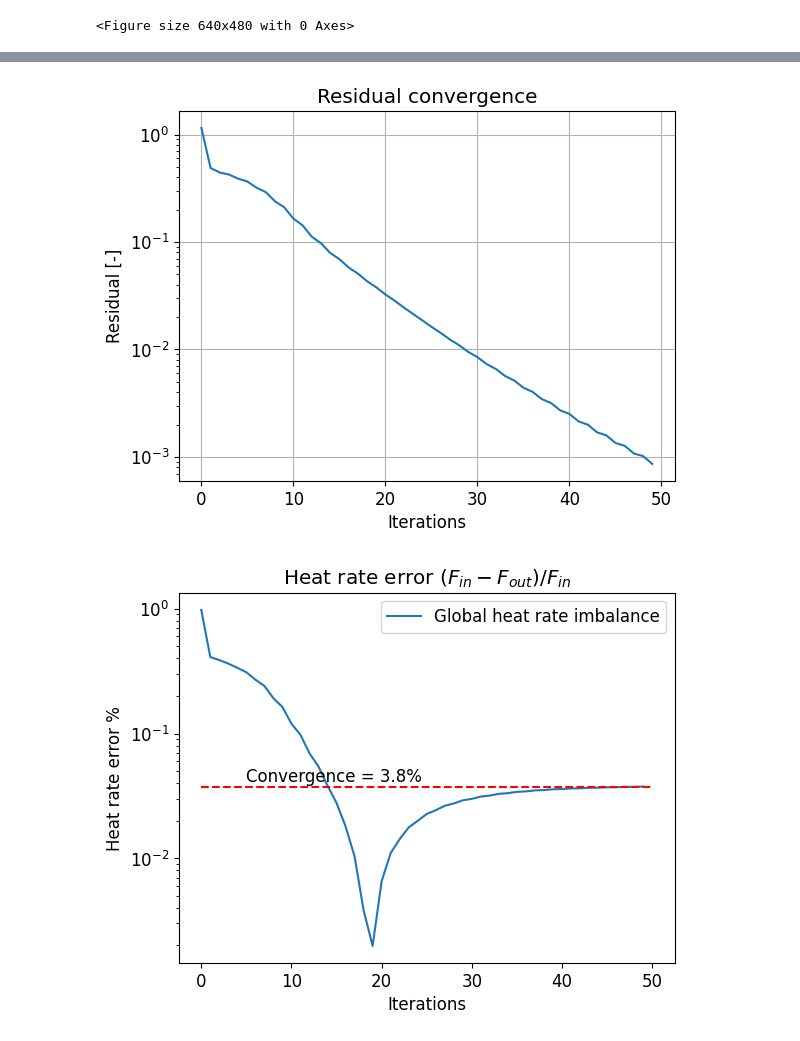
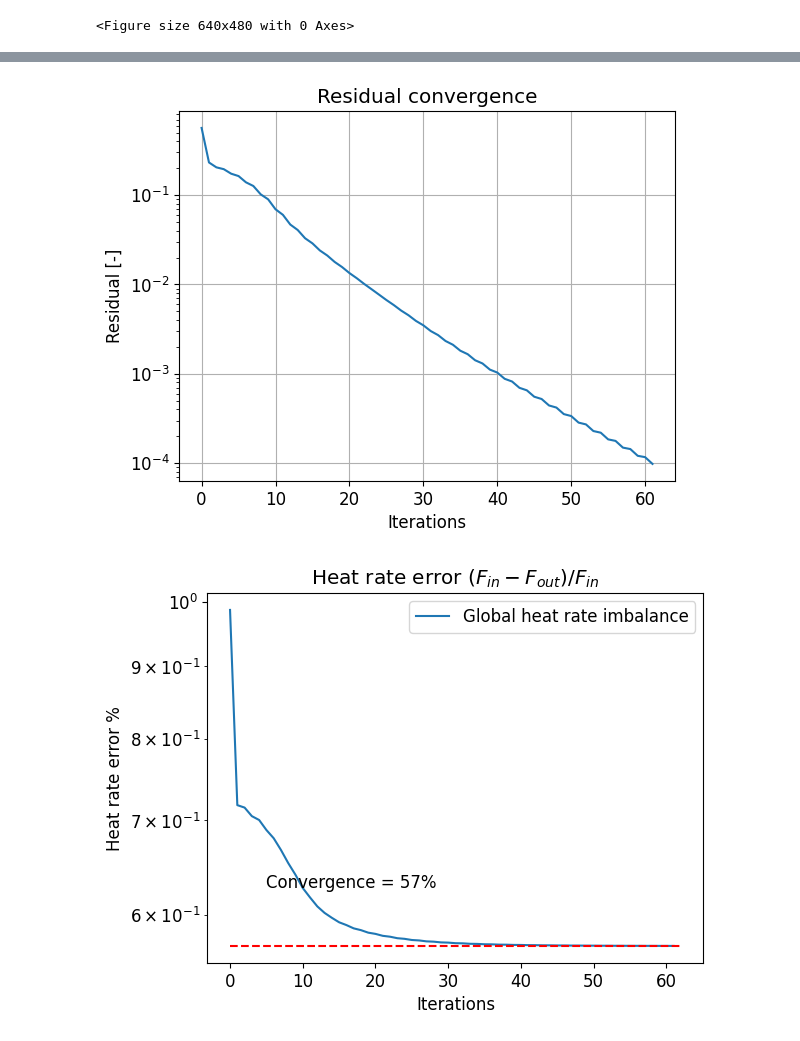
Before and after one commit to John-Carlsson/CFD, a Jupyter notebook: task2/main.ipynb, the cells around one changed output, grey strips where cells are left out. Saved outputs shown, nothing was run; the diff lists cells and outputs as text; code cells hidden in the pictures.

```diff
--- a/task2/main.ipynb
+++ b/task2/main.ipynb
@@ -28,7 +28,7 @@ caseID    =   20       # Your case number to solve
 
 # Solver inputs
 nIter  = 6000    # set maximum number of iterations
-resTol = 0.001 # set convergence criteria for residuals
+resTol = 0.0001 # set convergence criteria for residuals
 solver = 'TDMA'  # Either Gauss-Seidel or TDMA
 
 # Physical properties
@@ -36,7 +36,7 @@ rho    =   1    # Density
 k      =   1    # Thermal conductivity
 Cp     =   200  # Specific heat
 gamma  =   k/Cp # Calculated diffusion coefficient
-q_in = 50       #W/m^2
+q_in = 50 /Cp   #W/m^2
 #====================== Code ======================
 
 # Read grid and velocity data:
@@ -178,14 +178,15 @@ for j in range(1,nJ-1):
 #South wall
 for i in range(1,nI-1):
     j = 0
-    Su[i,j+1] = dx_we[i,j+1]* q_in/Cp
+    Su[i,j+1] = dx_we[i,j+1]* q_in
+    T[i, j] = T[i,j+1] + (q_in/(gamma * dx_we[i,j+1])) * dy_SP[i,j+1]
 
 # west wall
 for j in range(1,nJ-1):
     i = 1
     if u[i-1,j] ==0:
-        Su[i,j] = T[i-1,j]*dy_sn[i,j]/dx_WP[i,j] *gamma
-        Sp[i,j] = -dy_sn[i,j]/dx_WP[i,j] *gamma
+        Su[i,j] = T[i-1,j]*dy_sn[i,j]/dx_WP[i,j] * gamma
+        Sp[i,j] = -dy_sn[i,j]/dx_WP[i,j] * gamma
 
 # north wall
 for i in range(1,nI-1):
@@ -237,6 +238,10 @@ for i in range(1,nI-1):
         Dw[i,j] = gamma/dx_WP[i,j] * dy_sn[i,j]
         Dn[i,j] = gamma/dy_PN[i,j] * dx_we[i,j]
         Ds[i,j] = gamma/dy_SP[i,j] * dx_we[i,j]
+        fxe = 0.5*dx_we[i,j] / dx_PE[i,j]
+        fxw = 0.5*dx_we[i,j] / dx_WP[i,j]
+        fyn = 0.5*dy_sn[i,j] / dy_PN[i,j]
+        fys = 0.5*dy_sn[i,j] / dy_SP[i,j]
 
         fxe = interpolate(u[i,j],u[i+1,j],dx_we[i,j],dx_we[i+1,j])
         fxw = interpolate(u[i,j],u[i-1,j],dx_we[i,j],dx_we[i-1,j])
@@ -588,30 +607,26 @@ qX = np.zeros((nI,nJ))*nan # Array for heat flux in x-direction, in nodes
 qY = np.zeros((nI,nJ))*nan # Array for heat flux in y-direction, in nodes
 for j in range(1,nJ-1):
     # west boundary
-    i = 1
+    i = 0
 
-    dT_dx_w = (T[i,j] - T[i-1,j])/dx_WP[i,j]/Cp
-    i =0
-
-    qX[i,j] = -k*dT_dx_w
+    qX[i,j] = -gamma*dy_sn[i+1,j]*dT_dx[i,j]
     qY[i,j] = 0
     # East boundary
     i = -1
-    dT_dx_e = (T[i-1,j] - T[i,j])/dx_PE[i-1,j]/Cp
-    qX[i,j] = -k*dT_dx_e
+    qX[i,j] = -k*dT_dx[i,j]
     qY[i,j] = 0
 for i in range(1,nI-1):
     # south boundary
     j = 0
-    dT_dy_s = (T[i,j+1] - T[i,j])/dy_SP[i,j+1] /Cp
+
     qX[i,j] = 0
-    qY[i,j] = -k*dT_dy_s
+    qY[i,j] = -gamma*dx_we[i,j+1]*dT_dy[i,j]
 
     # North boundary
-    j = nJ-1
-    dT_dy_n = (T[i,j-1] - T[i,j])/dy_PN[i,j-1]/Cp
+    j = -1
+
     qX[i,j] = 0
-    qY[i,j] = -k*dT_dy_n
+    qY[i,j] = -gamma*dx_we[i,j+1]*dT_dy[i,j]
 plt.figure()
 plt.xlabel('x [m]')
 plt.ylabel('y [m]')
@@ -660,2 +675,2 @@ plt.savefig('Figures/'+grid_type+'/'+solver+'/_Case_'+str(caseID)+'global_heatra
-[figure, old version]
+[figure, new version]
-[figure, old version]
+[figure, new version]
```
Also changed, not shown: parts of 5 cells of this notebook, 12 other files.
